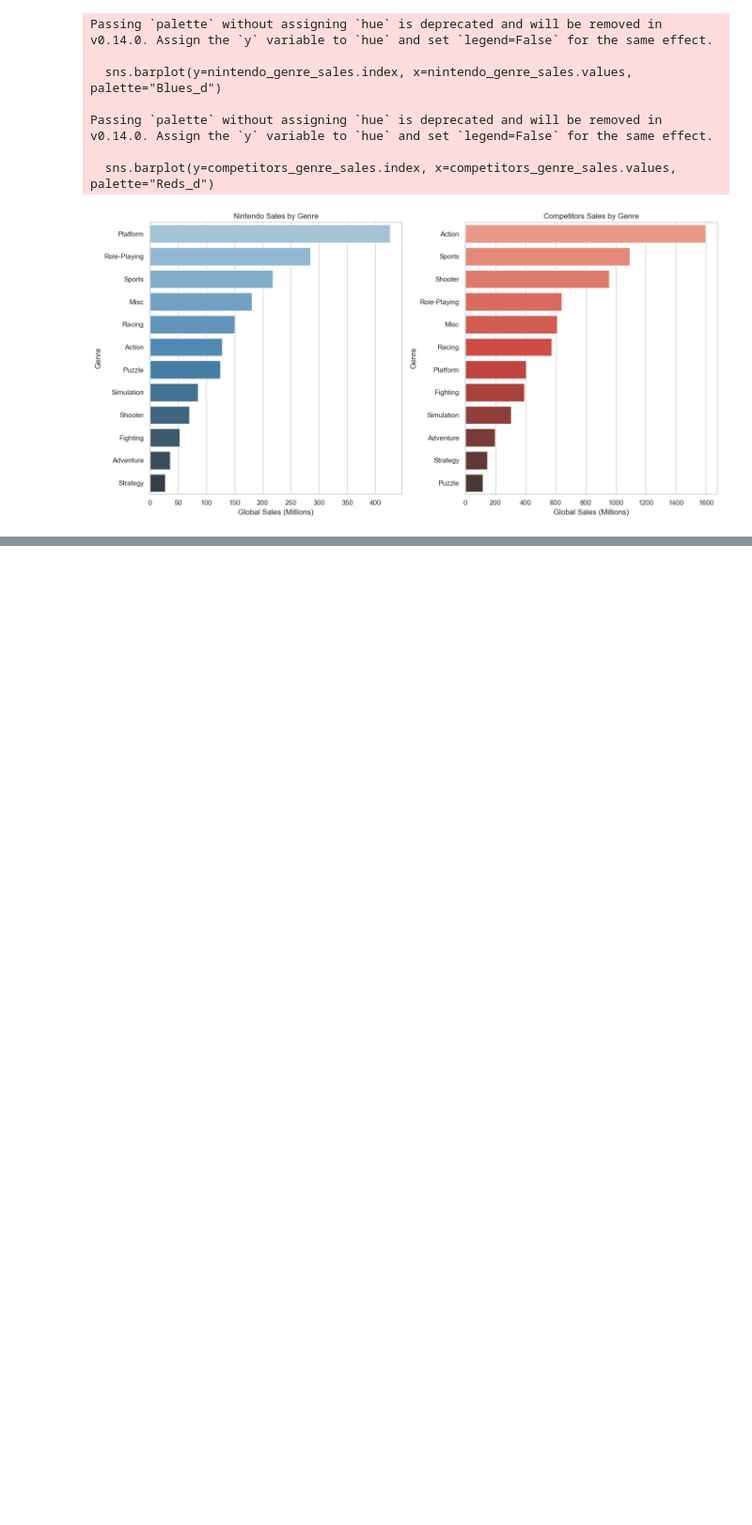
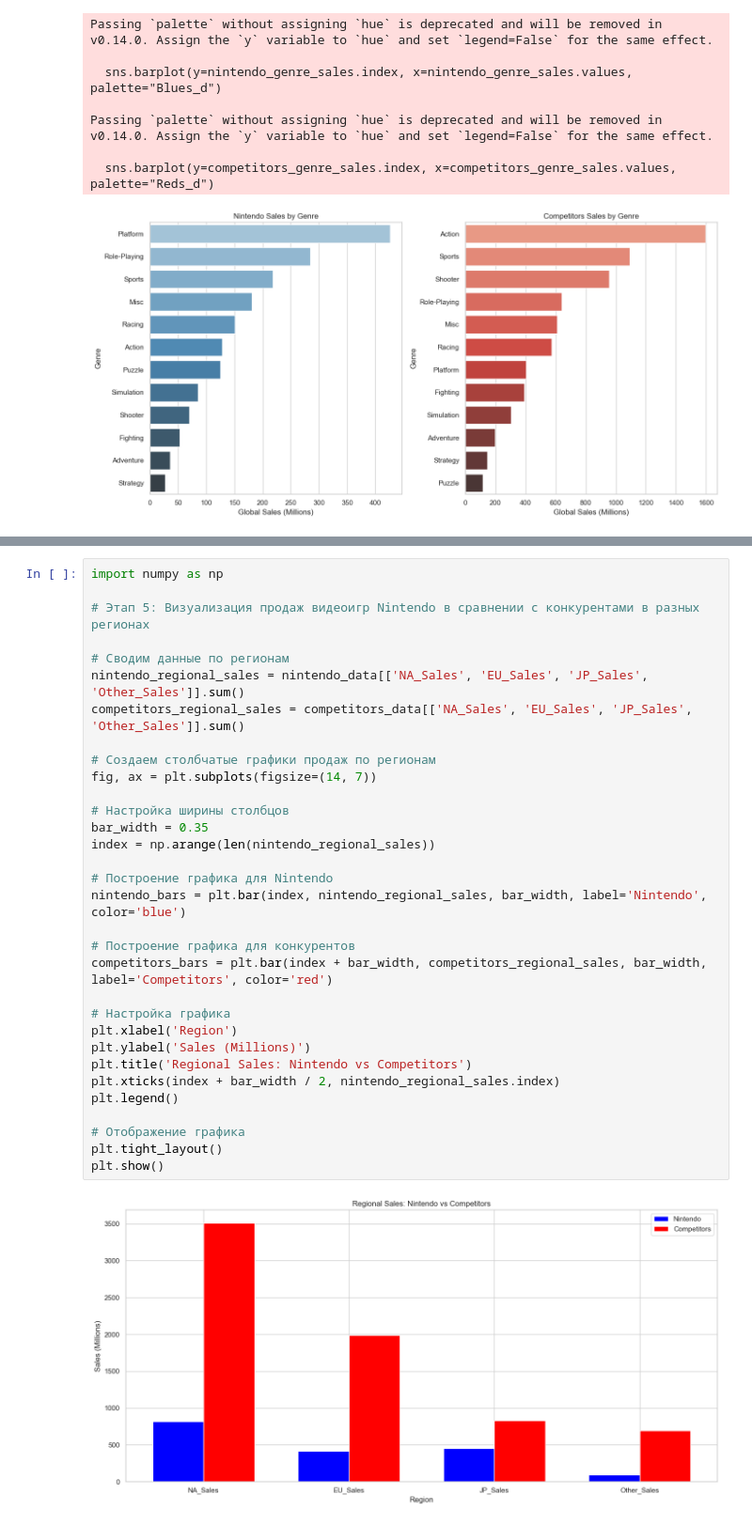
Before and after one commit to insani7y/mipt-financial-technologies, a Jupyter notebook: 1-semester/big-data/final-task/final.ipynb, the cells around one changed output, grey strips where cells are left out. Shown at 94% size. Cells and saved outputs as stored; diff of their text form; blank space fills up the shorter version.

```diff
--- a/1-semester/big-data/final-task/final.ipynb
+++ b/1-semester/big-data/final-task/final.ipynb
@@ -189,0 +226,34 @@ Passing `palette` without assigning `hue` is deprecated and will be removed in v
+# %%
+import numpy as np
+
+# Этап 5: Визуализация продаж видеоигр Nintendo в сравнении с конкурентами в разных регионах
+
+# Сводим данные по регионам
+nintendo_regional_sales = nintendo_data[['NA_Sales', 'EU_Sales', 'JP_Sales', 'Other_Sales']].sum()
+competitors_regional_sales = competitors_data[['NA_Sales', 'EU_Sales', 'JP_Sales', 'Other_Sales']].sum()
+
+# Создаем столбчатые графики продаж по регионам
+fig, ax = plt.subplots(figsize=(14, 7))
+
+# Настройка ширины столбцов
+bar_width = 0.35
+index = np.arange(len(nintendo_regional_sales))
+
+# Построение графика для Nintendo
+nintendo_bars = plt.bar(index, nintendo_regional_sales, bar_width, label='Nintendo', color='blue')
+
+# Построение графика для конкурентов
+competitors_bars = plt.bar(index + bar_width, competitors_regional_sales, bar_width, label='Competitors', color='red')
+
+# Настройка графика
+plt.xlabel('Region')
+plt.ylabel('Sales (Millions)')
+plt.title('Regional Sales: Nintendo vs Competitors')
+plt.xticks(index + bar_width / 2, nintendo_regional_sales.index)
+plt.legend()
+
+# Отображение графика
+plt.tight_layout()
+plt.show()
+# %% [output]
+[figure, added]
```
Also changed, not shown: parts of 2 cells of this notebook.
